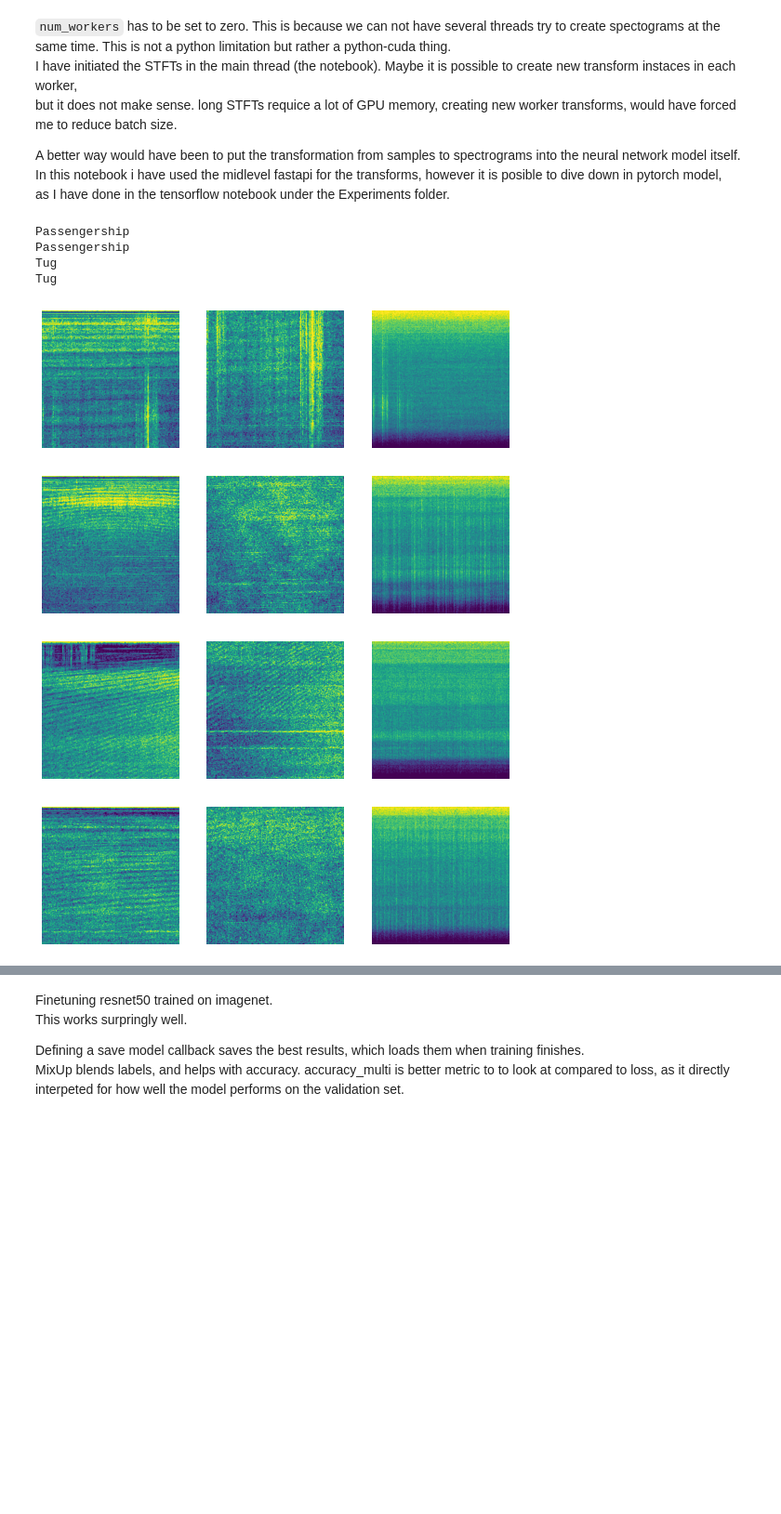
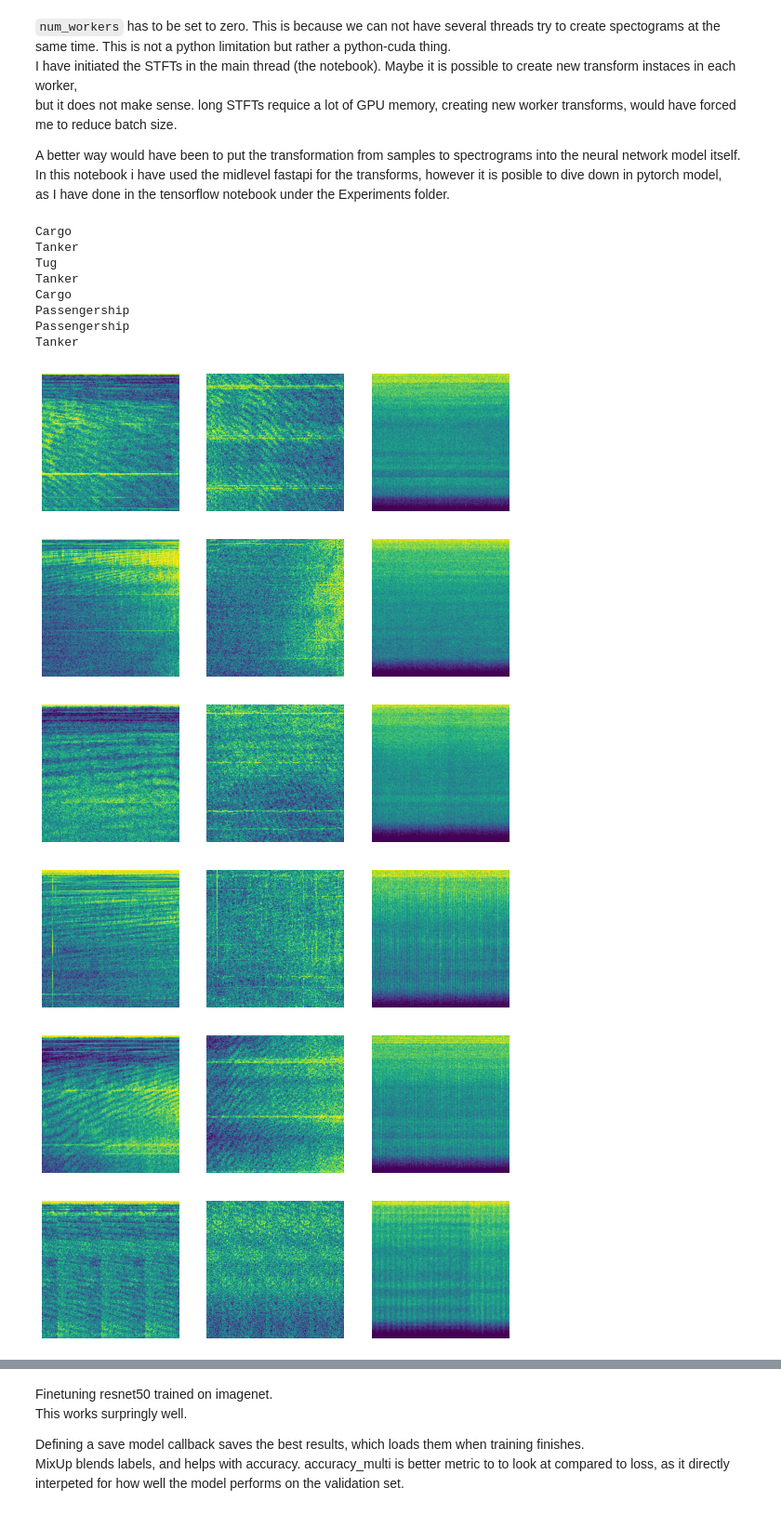
Before and after one commit to voibit/DAT255, a Jupyter notebook: DeepShip/1. deepship_3ch.ipynb, the cells around one changed output, grey strips where cells are left out. Shown at 93% size. Cells and saved outputs as stored; diff of their text form; code cells hidden in the pictures; blank space fills up the shorter version.

Commit message:
Balanced dataset by weighting dataloaders, added transformers test, and updated docker image

```diff
--- a/DeepShip/1. deepship_3ch.ipynb
+++ b/DeepShip/1. deepship_3ch.ipynb
@@ -221,0 +233,2 @@ def get_wavs(p : Path) :
+# %%
+train, _ = RandomSplitter(valid_pct=0.2, seed=33)(fns); train
@@ -221,0 +237,3 @@ def get_wavs(p : Path) :
+# %%
+def num_samples(p : Path):
+    return torchaudio.info(p).num_frames
@@ -222,3 +253,6 @@ def get_wavs(p : Path) :
+# %%
+wgts = [num_samples(fns[idx]) if PurePath(fns[idx]).parent.name != 'Noise' else num_samples(fns[idx])*2 for idx in train]
+wgts = np.divide(wgts, sum(wgts))
 # %% [markdown]
 ## Dataloaders
 MultiCategorty is used so we can train with noise.
@@ -244,15 +278,21 @@ A better way would have been to put the transformation from samples to spectrogr
 In this notebook i have used the midlevel fastapi for the transforms, however it is posible to dive down in pytorch model,
 as I have done in the tensorflow notebook under the Experiments folder.
 # %%
-dls = db.dataloaders(path, bs=32, num_workers=0)
+dls = db.dataloaders(path, bs=32, num_workers=0, dl_type=WeightedDL, wgts=wgts)
 # %%
-dls.train.show_batch(max_n=4, nrows=1)
+dls.train.show_batch(max_n=8, nrows=1)
 # %% [output]
+Cargo
+Tanker
+Tug
+Tanker
+Cargo
 Passengership
 Passengership
-Tug
-Tug
+Tanker
-[figure, old version]
+[figure, new version]
-[figure, old version]
+[figure, new version]
-[figure, old version]
+[figure, new version]
-[figure, old version]
+[figure, new version]
+[figure, added]
+[figure, added]
```
Also changed, not shown: parts of 19 cells of this notebook, 6 other files.
